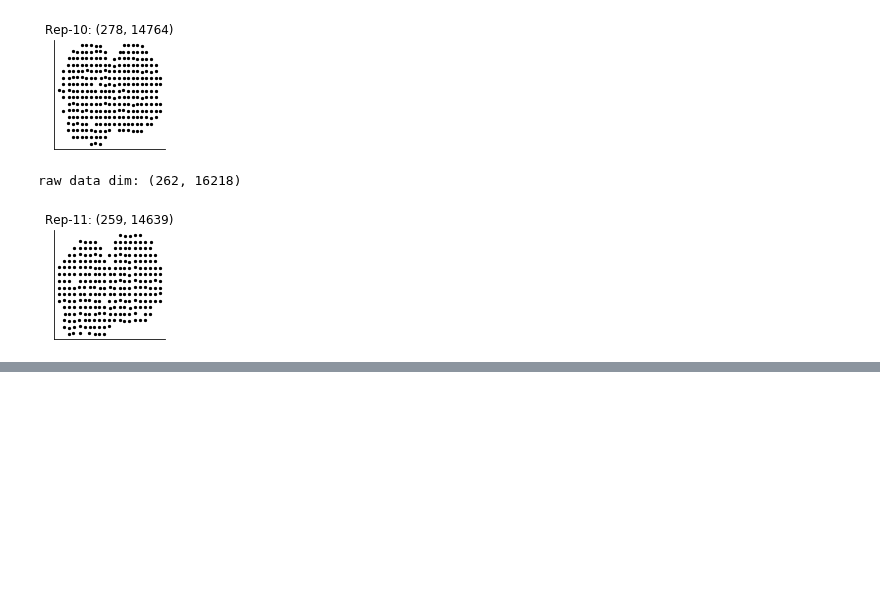
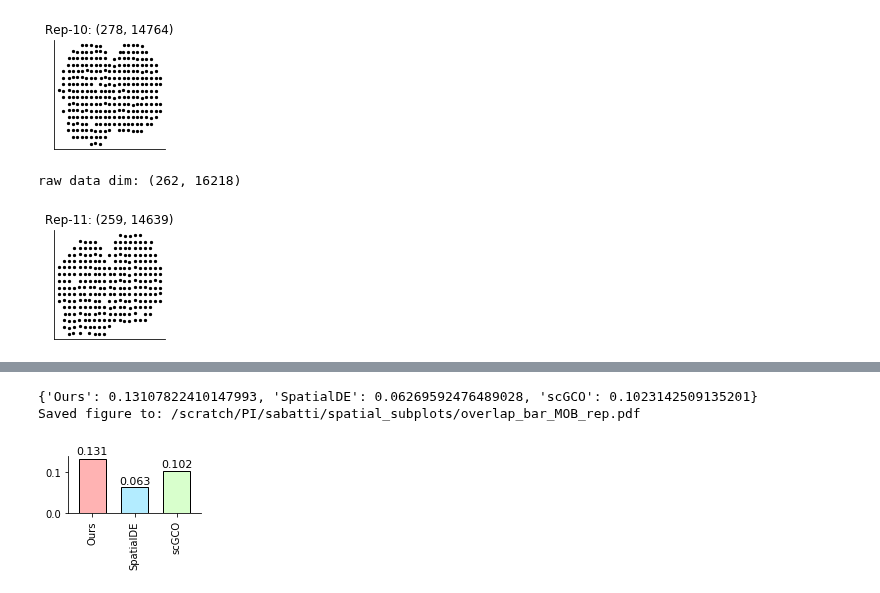
Before and after one commit to yashpatel5400/gliss, a Jupyter notebook: notebooks/analysis_spatial_comparison_real_data.ipynb, the cells around one changed output, grey strips where cells are left out. Drawn from its saved outputs; the diff is of its cells as text; code cells hidden in the pictures; blank space fills up the shorter version.

```diff
--- a/notebooks/analysis_spatial_comparison_real_data.ipynb
+++ b/notebooks/analysis_spatial_comparison_real_data.ipynb
@@ -274,13 +360,3 @@ raw data dim: (281, 16416)
 [figure]
 raw data dim: (262, 16218)
 [figure]
-# %%
-res = {}
-for v in [9, 10, 11]:
-    res[v] = load_mob_result(v)
-for  i, m in enumerate(['scGCO', 'SpatialDE', 'Ours']):
-    fig, ax = plt.subplots(1, 1, figsize=(3,3))
-    dd = {'Rep: {}'.format(k): res[k][m] for k in res}
-    plot_venn3(dd, ax)
-    ax.set_title(m)
-    plt.show()
@@ -302,0 +380,43 @@ Loaded: /share/PI/sabatti/sc_data/spatial_ge/scGCO/data/MouseOB/our_results/Rep1
+# %%
+# compute the reproduciblity score
+def plot_bar_vals(ddict, order, my_colors, fn=None):
+    freq_series = pd.Series([ddict[i] for i in order])
+    figsize = (2.6,2.0)
+    fig, ax = plt.subplots(1, 1, figsize=figsize)
+    ax = freq_series.plot(kind='bar', color = my_colors, width=0.65, edgecolor='black')
+    ax.set_xlabel(None)
+    ax.set_ylabel(None)
+#     ax.set_ylim(0, 1.0)
+    ax.set_xticklabels(order, size=10, rotation=90)
+
+    ax.spines['top'].set_visible(False)
+    ax.spines['right'].set_visible(False)
+
+    rects = ax.patches
+
+    # Make some labels.
+    labels = ['{:.3f}'.format(v) for v in freq_series]
+    for rect, label in zip(rects, labels):
+        height = rect.get_height()
+        ax.text(rect.get_x() + rect.get_width() / 2, height*1.05, label,
+                ha='center', va='bottom', fontsize=11)
+    plt.tight_layout()
+    if fn:
+        plt.savefig(fn, bbox_inches='tight', transparent=True)
+        print("Saved figure to: {}".format(fn))
+    plt.show()
+
+
+method = ['Ours', 'SpatialDE', 'scGCO']
+colors = ['#ffb3b3', '#b3ecff', '#d8ffcc']
+score = {}
+for i, m in enumerate(method):
+    dd = [res[k][m] for k in res]
+    score[m] = overlap_score(dd)
+print(score)
+fn = fdir + 'overlap_bar_MOB_rep.pdf'
+plot_bar_vals(score, method, colors, fn=fn)
+# %% [output]
+{'Ours': 0.13107822410147993, 'SpatialDE': 0.06269592476489028, 'scGCO': 0.1023142509135201}
+Saved figure to: /scratch/PI/sabatti/spatial_subplots/overlap_bar_MOB_rep.pdf
+[figure, added]
```
Also changed, not shown: parts of 10 cells of this notebook, 2 other files.
